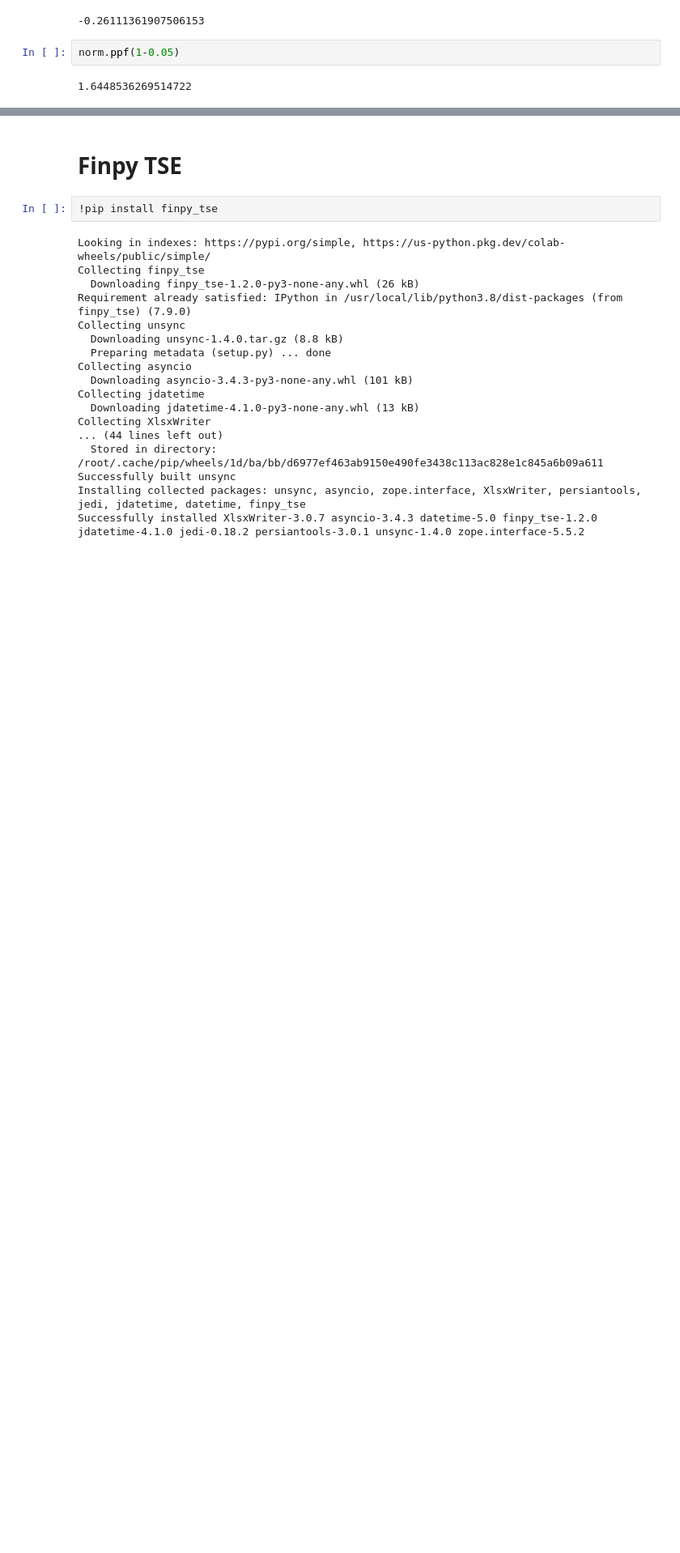
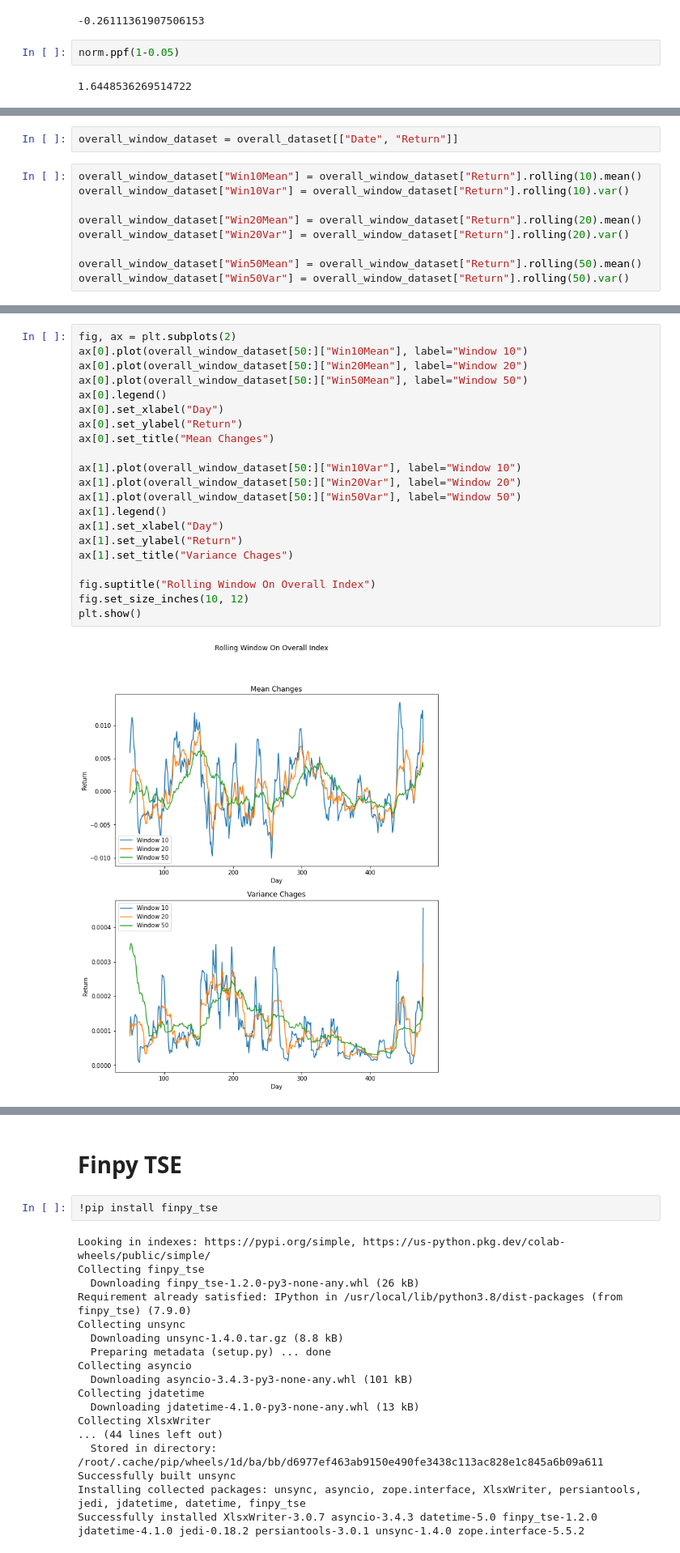
Before and after one commit to AUT-Student/SML-Project, a Jupyter notebook: SML_Project_Q1.ipynb, the cells around one changed output, grey strips where cells are left out. Shown at 81% size. Drawn from its saved outputs; the diff is of its cells as text; blank space fills up the shorter version.

```diff
--- a/SML_Project_Q1.ipynb
+++ b/SML_Project_Q1.ipynb
@@ -116,0 +242,11 @@ norm.ppf(1-0.05)
+# %%
+overall_window_dataset = overall_dataset[["Date", "Return"]]
+# %%
+overall_window_dataset["Win10Mean"] = overall_window_dataset["Return"].rolling(10).mean()
+overall_window_dataset["Win10Var"] = overall_window_dataset["Return"].rolling(10).var()
+
+overall_window_dataset["Win20Mean"] = overall_window_dataset["Return"].rolling(20).mean()
+overall_window_dataset["Win20Var"] = overall_window_dataset["Return"].rolling(20).var()
+
+overall_window_dataset["Win50Mean"] = overall_window_dataset["Return"].rolling(50).mean()
+overall_window_dataset["Win50Var"] = overall_window_dataset["Return"].rolling(50).var()
@@ -116,0 +303,23 @@ norm.ppf(1-0.05)
+# %%
+fig, ax = plt.subplots(2)
+ax[0].plot(overall_window_dataset[50:]["Win10Mean"], label="Window 10")
+ax[0].plot(overall_window_dataset[50:]["Win20Mean"], label="Window 20")
+ax[0].plot(overall_window_dataset[50:]["Win50Mean"], label="Window 50")
+ax[0].legend()
+ax[0].set_xlabel("Day")
+ax[0].set_ylabel("Return")
+ax[0].set_title("Mean Changes")
+
+ax[1].plot(overall_window_dataset[50:]["Win10Var"], label="Window 10")
+ax[1].plot(overall_window_dataset[50:]["Win20Var"], label="Window 20")
+ax[1].plot(overall_window_dataset[50:]["Win50Var"], label="Window 50")
+ax[1].legend()
+ax[1].set_xlabel("Day")
+ax[1].set_ylabel("Return")
+ax[1].set_title("Variance Chages")
+
+fig.suptitle("Rolling Window On Overall Index")
+fig.set_size_inches(10, 12)
+plt.show()
+# %% [output]
+[figure, added]
```
Also changed, not shown: parts of 26 cells of this notebook.
